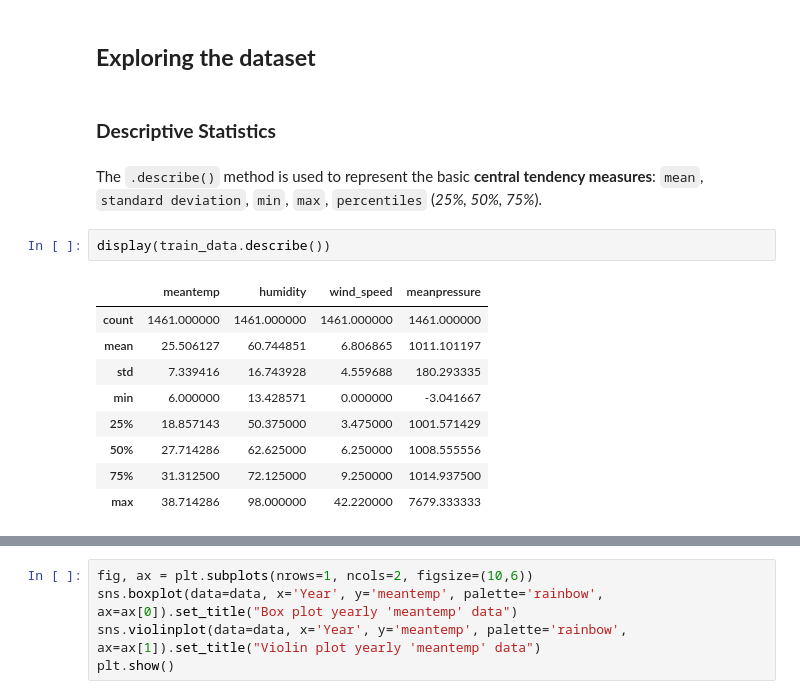
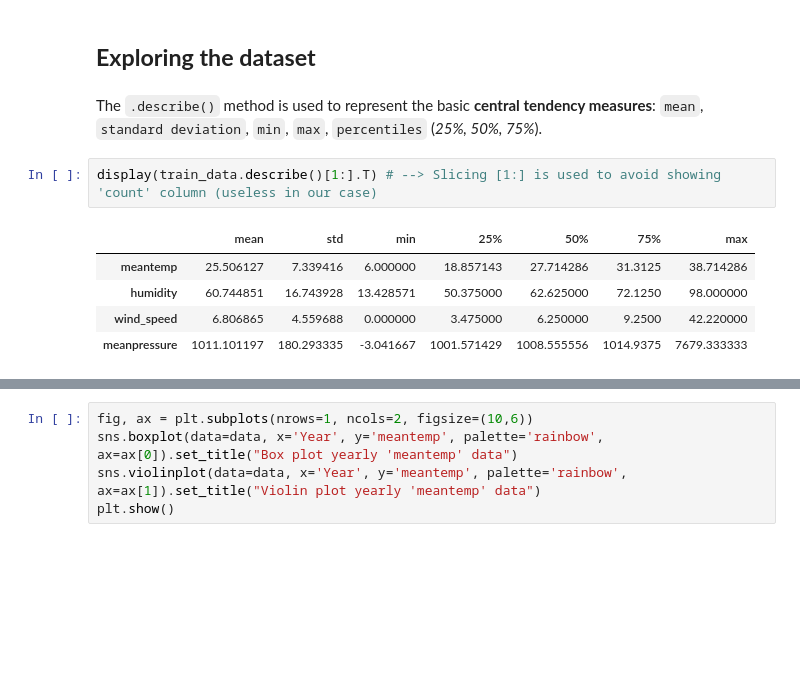
Before and after one commit to marcocolognesi/Weather_Forecast, a Jupyter notebook: project.ipynb, the cells around one changed output, grey strips where cells are left out. Drawn from its saved outputs; the diff is of its cells as text; blank space fills up the shorter version.

```diff
--- a/project.ipynb
+++ b/project.ipynb
@@ -168,19 +168,13 @@ display(train_data)
 1461 rows × 6 columns
 # %% [markdown]
 ## **Exploring the dataset**
-# %% [markdown]
-### **Descriptive Statistics**
 # %% [markdown]
 The `.describe()` method is used to represent the basic **central tendency measures**: `mean`, `standard deviation`, `min`, `max`, `percentiles` (*25%, 50%, 75%*).
-# %%
-display(train_data.describe())
-# %% [output]
-|  | meantemp | humidity | wind_speed | meanpressure |
-| count | 1461.000000 | 1461.000000 | 1461.000000 | 1461.000000 |
-| mean | 25.506127 | 60.744851 | 6.806865 | 1011.101197 |
-| std | 7.339416 | 16.743928 | 4.559688 | 180.293335 |
-| min | 6.000000 | 13.428571 | 0.000000 | -3.041667 |
-| 25% | 18.857143 | 50.375000 | 3.475000 | 1001.571429 |
-| 50% | 27.714286 | 62.625000 | 6.250000 | 1008.555556 |
-| 75% | 31.312500 | 72.125000 | 9.250000 | 1014.937500 |
-| max | 38.714286 | 98.000000 | 42.220000 | 7679.333333 |
+# %%
+display(train_data.describe()[1:].T) # --> Slicing [1:] is used to avoid showing 'count' column (useless in our case)
+# %% [output]
+|  | mean | std | min | 25% | 50% | 75% | max |
+| meantemp | 25.506127 | 7.339416 | 6.000000 | 18.857143 | 27.714286 | 31.3125 | 38.714286 |
+| humidity | 60.744851 | 16.743928 | 13.428571 | 50.375000 | 62.625000 | 72.1250 | 98.000000 |
+| wind_speed | 6.806865 | 4.559688 | 0.000000 | 3.475000 | 6.250000 | 9.2500 | 42.220000 |
+| meanpressure | 1011.101197 | 180.293335 | -3.041667 | 1001.571429 | 1008.555556 | 1014.9375 | 7679.333333 |
```
Also changed, not shown: parts of 5 cells of this notebook.
